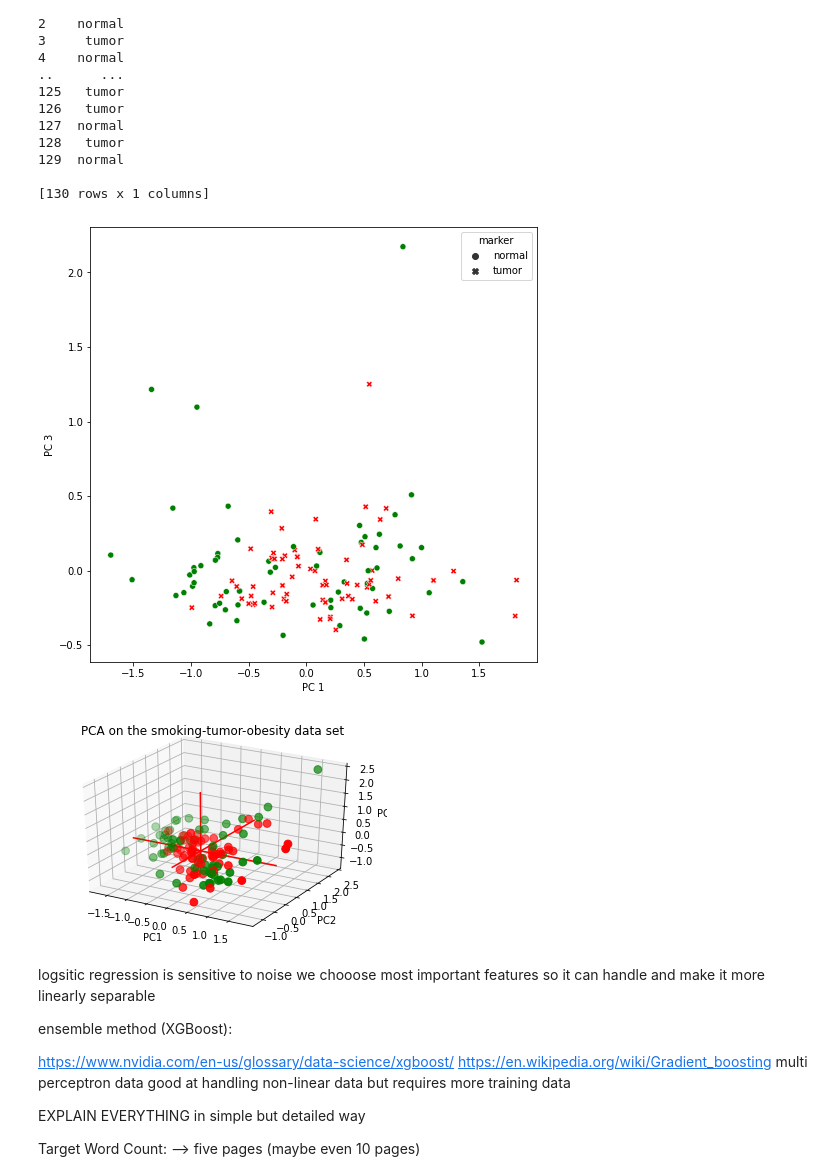
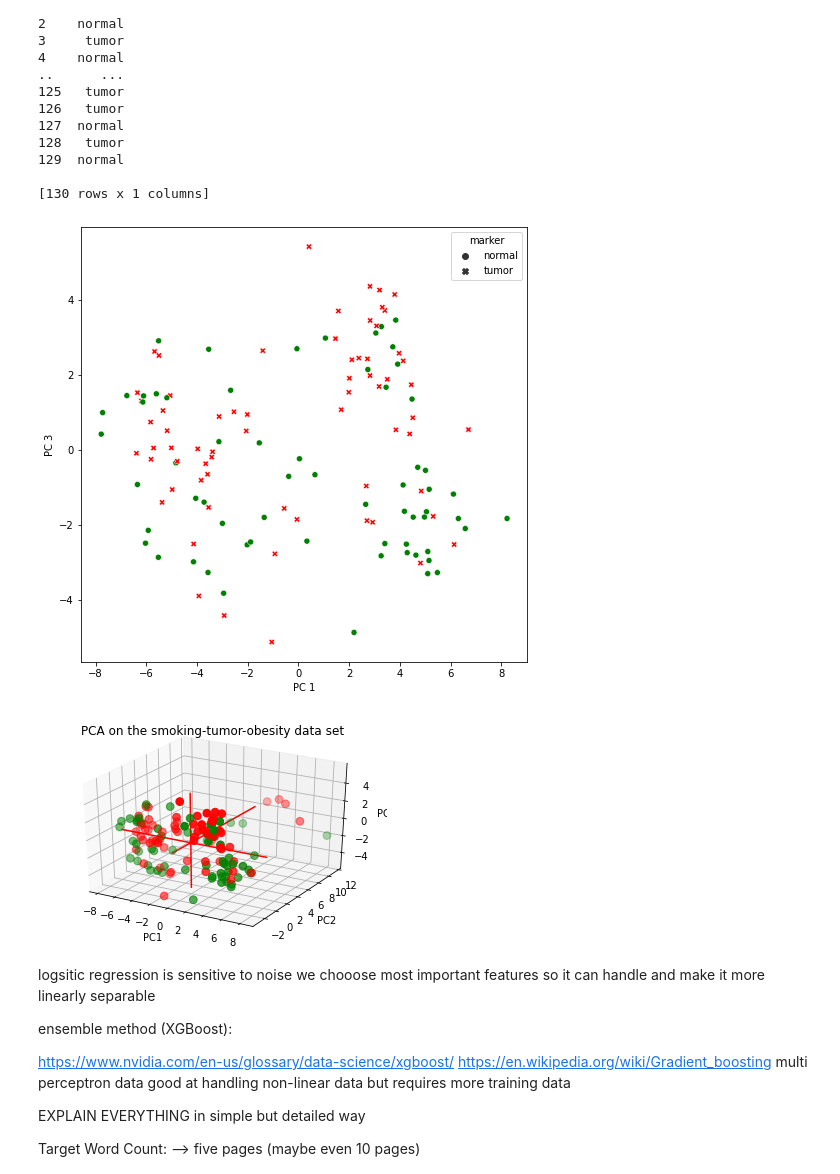
Before and after one commit to BNLCSISMR/Smoking-Obesity-Project, a Jupyter notebook: XGBoost_SmokingTumorProject.ipynb, the cells around one changed output. Cells and saved outputs as stored; diff of their text form; code cells hidden in the pictures.

```diff
--- a/XGBoost_SmokingTumorProject.ipynb
+++ b/XGBoost_SmokingTumorProject.ipynb
@@ -283,8 +279,10 @@ Now time to create a new table of only the most important features
 # %%
 finalMergeTable = pd.DataFrame()
 
+numFeatures = 200
+
 #number of iterations based on how many features may be changed based on how many create a good PCA plot
-for i in range (5):
+for i in range (numFeatures):
   targetColumn = newMergeTable.iloc[:,importance_indices[i]]
   finalMergeTable.insert(len(finalMergeTable.columns), i, targetColumn)
 
@@ -396,27 +397,27 @@ plt.xlabel('PC 1')
 plt.ylabel('PC 3')
 plt.show()
 # %% [output]
-[figure, old version]
+[figure, new version]
 # %%
 fig = plt.figure()
 ax = fig.add_subplot(111, projection='3d')
-ax.scatter(scores[:,0], scores[:,1], scores[:,1], c=cvec_tissue, cmap="Set2_r", s=60)
+ax.scatter(scores[:,0], scores[:,1], scores[:,2], c=cvec_tissue, cmap="Set2_r", s=60)
 
 xAxisLine = ((min(scores[:,0]), max(scores[:,0])), (0, 0), (0,0))
 ax.plot(xAxisLine[0], xAxisLine[1], xAxisLine[2], 'r')
 yAxisLine = ((0, 0), (min(scores[:,1]), max(scores[:,1])), (0,0))
 ax.plot(yAxisLine[0], yAxisLine[1], yAxisLine[2], 'r')
 zAxisLine = ((0, 0), (0,0), (min(scores[:,2]), max(scores[:,2])))
 ax.plot(zAxisLine[0], zAxisLine[1], zAxisLine[2], 'r')
 
 # label the axes
 ax.set_xlabel("PC1")
 ax.set_ylabel("PC2")
 ax.set_zlabel("PC3")
 ax.set_title("PCA on the smoking-tumor-obesity data set")
 plt.show()
 # %% [output]
-[figure, old version]
+[figure, new version]
 # %% [markdown]
 logsitic regression is sensitive to noise we chooose most important features so it can handle and make it more linearly separable
 
```
Also changed, not shown: parts of 26 cells of this notebook.
